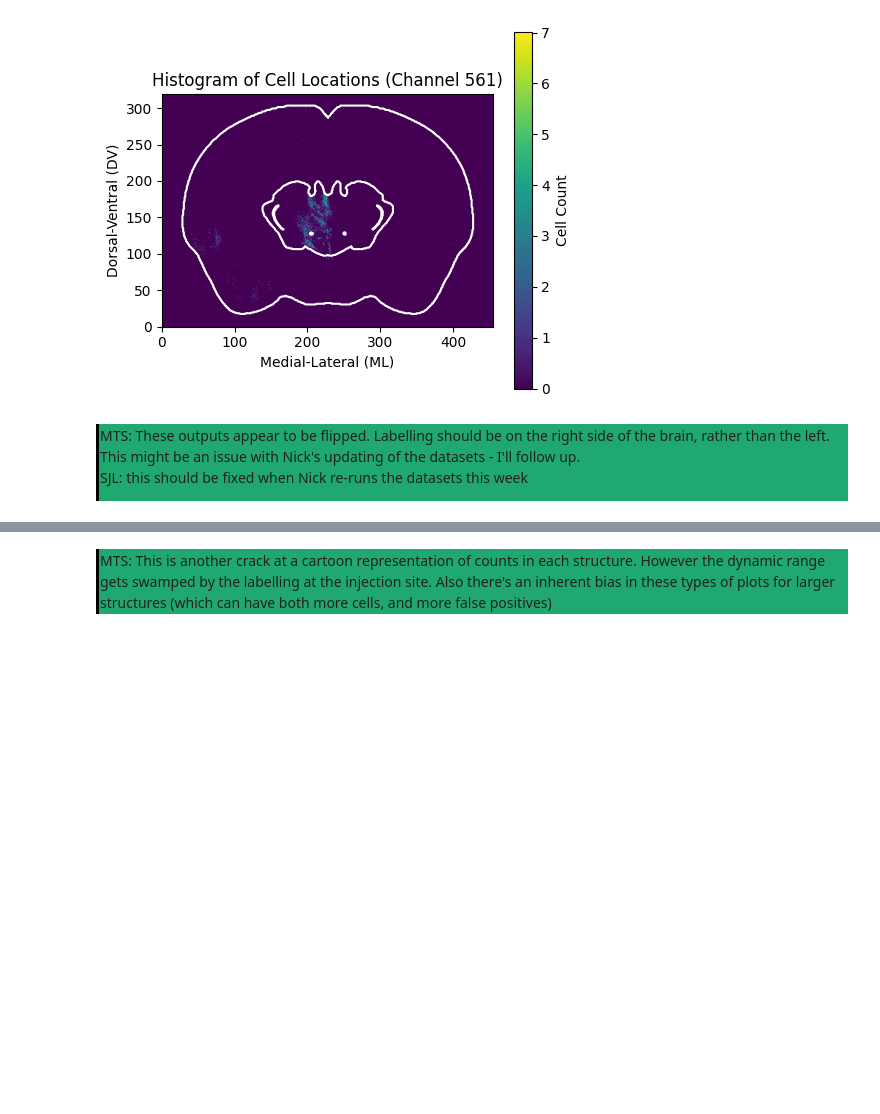
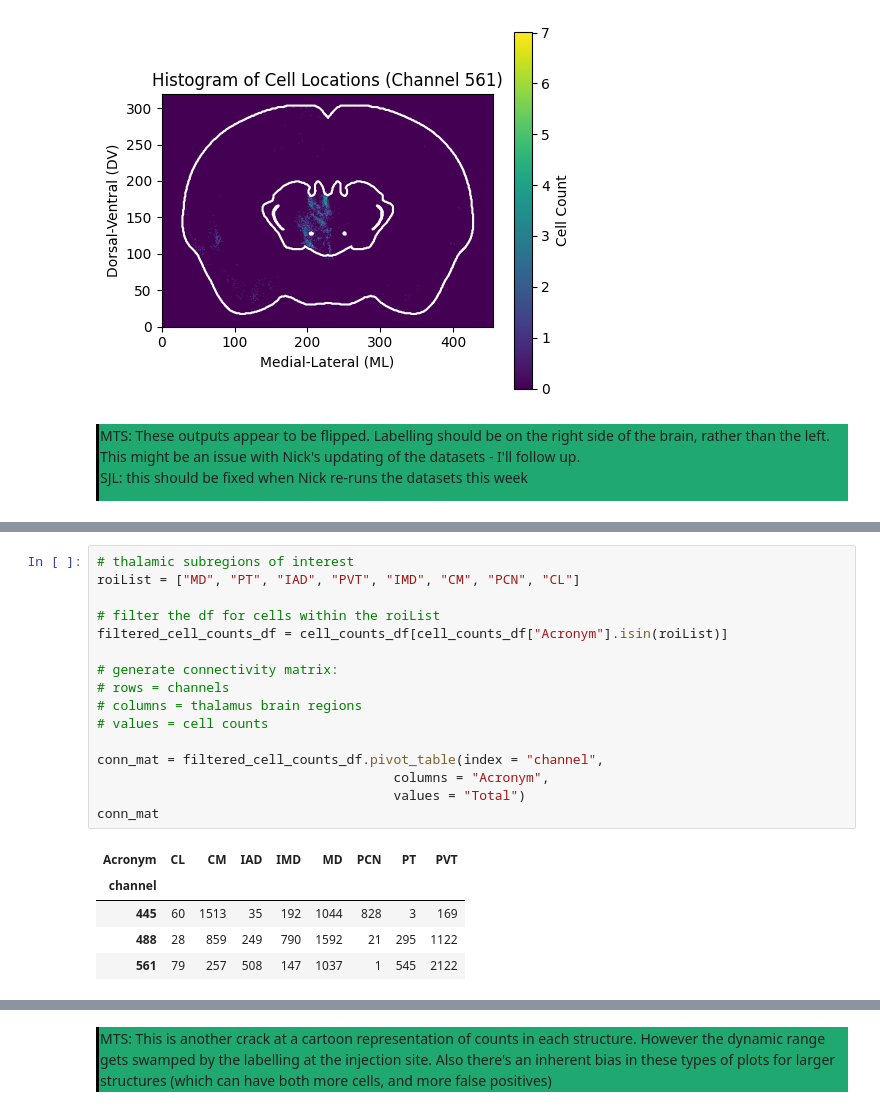
Before and after one commit to AllenNeuralDynamics/AIND-CNC-SmartSPIM-Workshop, a Jupyter notebook: code/Workshop Notebook V3.ipynb, the cells around one changed output, grey strips where cells are left out. Saved outputs shown, nothing was run; the diff lists cells and outputs as text; blank space fills up the shorter version.

```diff
--- a/code/Workshop Notebook V3.ipynb
+++ b/code/Workshop Notebook V3.ipynb
@@ -363,3 +269,25 @@ conn_mat
+# %%
+# thalamic subregions of interest
+roiList = ["MD", "PT", "IAD", "PVT", "IMD", "CM", "PCN", "CL"]
+
+# filter the df for cells within the roiList
+filtered_cell_counts_df = cell_counts_df[cell_counts_df["Acronym"].isin(roiList)]
+
+# generate connectivity matrix:
+# rows = channels
+# columns = thalamus brain regions
+# values = cell counts
+
+conn_mat = filtered_cell_counts_df.pivot_table(index = "channel",
+                                      columns = "Acronym",
+                                      values = "Total")
+conn_mat
+# %% [output]
+| Acronym | CL | CM | IAD | IMD | MD | PCN | PT | PVT |
+| channel |  |  |  |  |  |  |  |  |
+| 445 | 60 | 1513 | 35 | 192 | 1044 | 828 | 3 | 169 |
+| 488 | 28 | 859 | 249 | 790 | 1592 | 21 | 295 | 1122 |
+| 561 | 79 | 257 | 508 | 147 | 1037 | 1 | 545 | 2122 |
 # %%
 # plot the connectivity matrix as a heatmap
 
```
Also changed, not shown: parts of 27 cells of this notebook, 5 other files.
